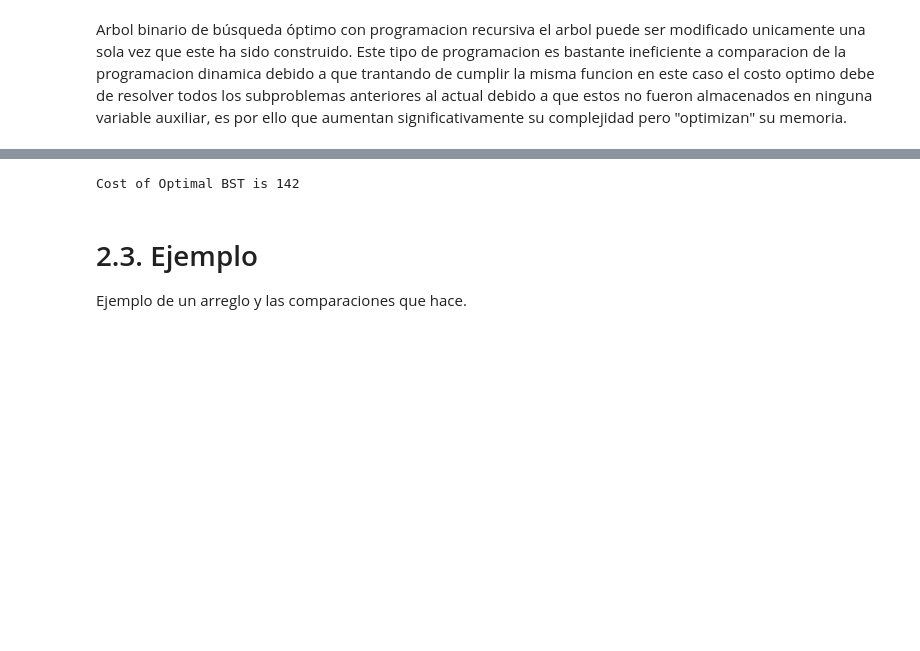
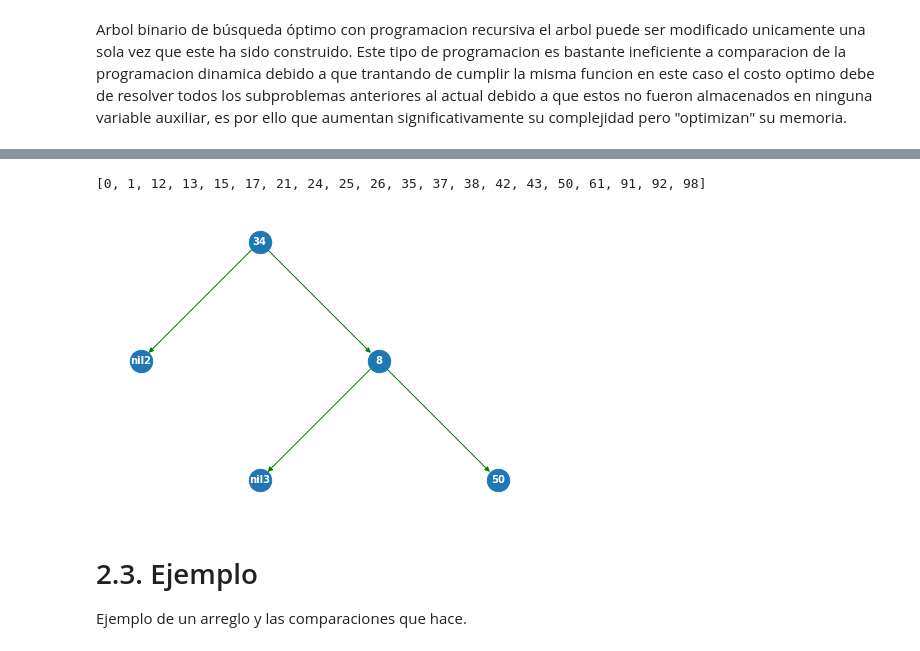
Before and after one commit to Jorgee18/ADA-Informes, a Jupyter notebook: Arbol_binario_de_búsqueda_óptimo.ipynb, the cells around one changed output, grey strips where cells are left out. Cells and saved outputs as stored; diff of their text form; code cells hidden in the pictures; blank space fills up the shorter version.

```diff
--- a/Arbol_binario_de_búsqueda_óptimo.ipynb
+++ b/Arbol_binario_de_búsqueda_óptimo.ipynb
@@ -136,13 +262,19 @@ def optimalSearchTreeDinamico(keys, freq, n):
-# %%
-# Driver Code
-if __name__ == '__main__':
-	keys = [10, 12, 20]
-	freq = [34, 8, 50]
-	n = len(keys)
-	print("Cost of Optimal BST is",
-		optimalSearchTreeDinamico(keys, freq, n))
-# %% [output]
-Cost of Optimal BST is 142
+# %%
+#Generamos y ordenamos un arreglo
+A=rd.sample(range(100), 20)
+A.sort()
+print(A)
+
+T = nx.DiGraph()
+generate_binary_tree(T,freq)
+
+pos = graphviz_layout(T, prog="dot")
+
+# para mostrar los nodos en sus posiciones y colores, tamaños, etc.
+nx.draw(T,pos, with_labels=True, node_size=500, font_color="white", font_size=10, font_weight="black", width  =1.0, edge_color ="green")
+# %% [output]
+[0, 1, 12, 13, 15, 17, 21, 24, 25, 26, 35, 37, 38, 42, 43, 50, 61, 91, 92, 98]
+[figure, added]
 # %% [markdown]
 # 2.3. Ejemplo
 Ejemplo de un arreglo y las comparaciones que hace.
```
Also changed, not shown: parts of 12 cells of this notebook.
